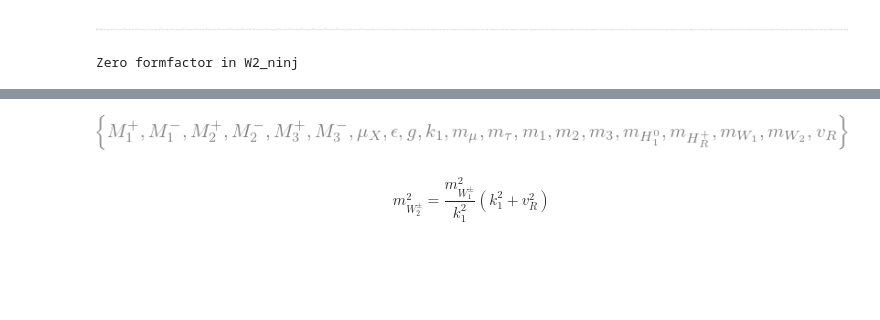
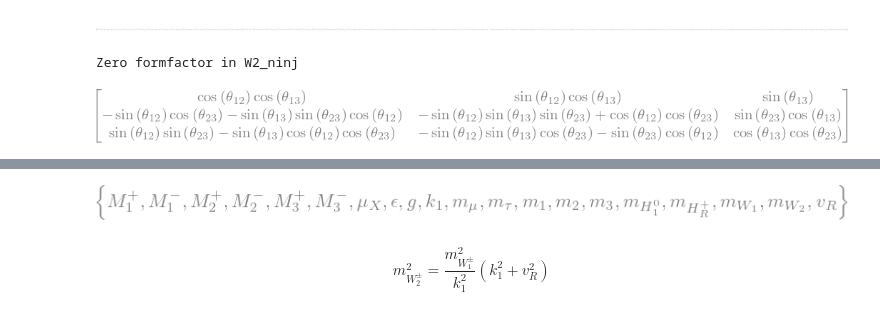
Before and after one commit to moiseszeleny/LRSM-with-Spheno, a Jupyter notebook: sympy_calculations/LFV decays DLRSM/diagram_formfactors_functions_lambdify_epsilon_new.ipynb, the cells around one changed output, grey strips where cells are left out. Cells and saved outputs as stored; diff of their text form; code cells hidden in the pictures; blank space fills up the shorter version.

```diff
--- a/sympy_calculations/LFV decays DLRSM/diagram_formfactors_functions_lambdify_epsilon_new.ipynb
+++ b/sympy_calculations/LFV decays DLRSM/diagram_formfactors_functions_lambdify_epsilon_new.ipynb
@@ -593,3 +593,10 @@ for interaction, formfactor in symbolic_formfactor.items():
         symbolic_formfactor_nu_sum_two[interaction] = {'AR': qR, 'AL': qL}
 # %% [output]
 Zero formfactor in W2_ninj
+# %%
+th12, th13, th23 = symbols(r'\theta_{12}, \theta_{13}, \theta_{23}', positive=True)
+delta = symbols(r'\delta')
+Upmns = UpmnsStandardParametrization(th12, th13, th23, delta=0)
+Upmns
+# %% [output]
+[figure, added]
```
Also changed, not shown: parts of 31 cells of this notebook, 25 other files.
